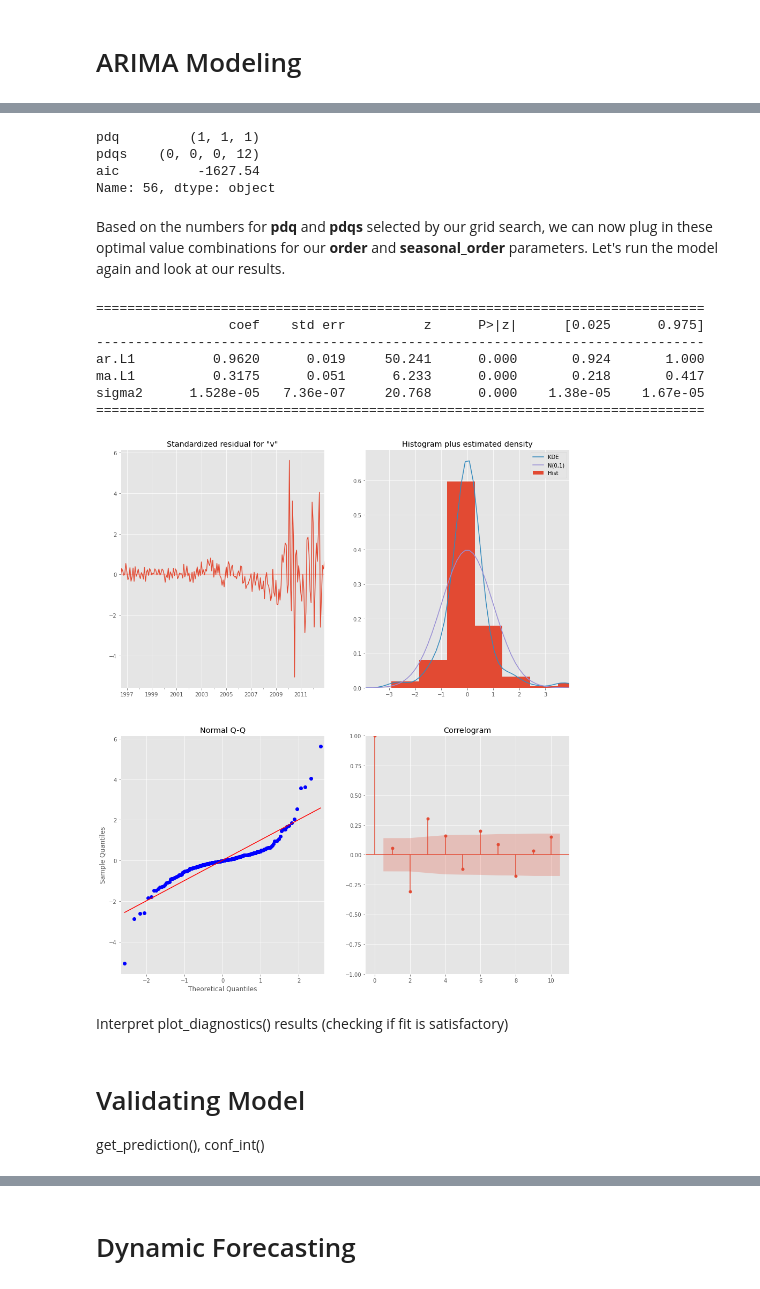
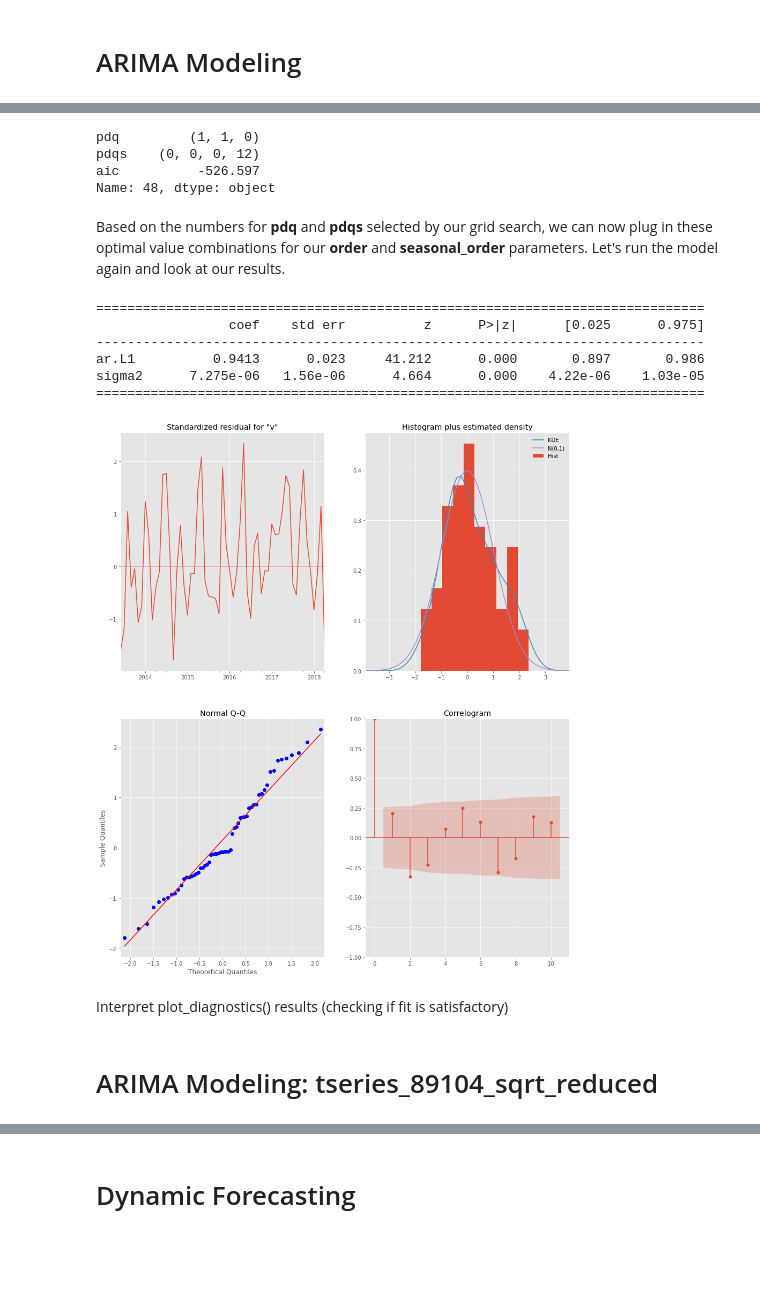
Before and after one commit to jbenedito99/Zipcode-Time-Series-Modeling, a Jupyter notebook: time-series/notebook.ipynb, the cells around one changed output, grey strips where cells are left out. Drawn from its saved outputs; the diff is of its cells as text; code cells hidden in the pictures; blank space fills up the shorter version.

Commit message:
Refined ARIMA models, started forecasting

```diff
--- a/time-series/notebook.ipynb
+++ b/time-series/notebook.ipynb
@@ -494 +490,5 @@ test_series_89104 = tseries_89104_log['2013-01':]
+# %%
+# reduce tseries_89104_log and tseries_89104_sqrt to last 5 years
+tseries_89104_log_reduced = tseries_89104_log['2013-04':]
+tseries_89104_sqrt_reduced = tseries_89104_sqrt['2013-04':]
 # %% [markdown]
@@ -539,43 +546,41 @@ ARIMA (0, 0, 1) x (1, 1, 0, 12): AIC Calculated=-373.199486771202
 # %%
-# Find the parameters with minimal AIC value
-ans_df = pd.DataFrame(ans, columns=['pdq', 'pdqs', 'aic'])
-ans_df.loc[ans_df['aic'].idxmin()]
+# Find the parameters with minimal AIC value for tseries_89104_log_reduced
+ans_df_log = pd.DataFrame(ans, columns=['pdq', 'pdqs', 'aic'])
+ans_df_log.loc[ans_df_log['aic'].idxmin()]
 # %% [output]
-pdq         (1, 1, 1)
+pdq         (1, 1, 0)
 pdqs    (0, 0, 0, 12)
-aic          -1627.54
-Name: 56, dtype: object
+aic          -526.597
+Name: 48, dtype: object
 # %% [markdown]
 Based on the numbers for <b>pdq</b> and <b>pdqs</b> selected by our grid search, we can now plug in these optimal value combinations for our <b>order</b> and <b>seasonal_order</b> parameters. Let's run the model again and look at our results.
 # %%
 # Plug the optimal parameter values into a new SARIMAX model
-ARIMA_MODEL = sm.tsa.statespace.SARIMAX(train_series_89104,
-                                        order=(1, 1, 1),
+# For tseries_89104_log_reduced
+ARIMA_MODEL = sm.tsa.statespace.SARIMAX(tseries_89104_log_reduced,
+                                        order=(1, 1, 0),
                                         seasonal_order=(0, 0, 0, 12),
                                         enforce_stationarity=False,
                                         enforce_invertibility=False)
 
 # Fit the model and print results
-output = ARIMA_MODEL.fit()
+output_log = ARIMA_MODEL.fit()
 
-print(output.summary().tables[1])
+print(output_log.summary().tables[1])
 # %% [output]
 ==============================================================================
                  coef    std err          z      P>|z|      [0.025      0.975]
 ------------------------------------------------------------------------------
-ar.L1          0.9620      0.019     50.241      0.000       0.924       1.000
-ma.L1          0.3175      0.051      6.233      0.000       0.218       0.417
-sigma2      1.528e-05   7.36e-07     20.768      0.000    1.38e-05    1.67e-05
+ar.L1          0.9413      0.023     41.212      0.000       0.897       0.986
+sigma2      7.275e-06   1.56e-06      4.664      0.000    4.22e-06    1.03e-05
 ==============================================================================
 # %%
-# Call plot_diagnostics() on the results calculated above
-output.plot_diagnostics(figsize=(15, 18))
+# Call plot_diagnostics() on tseries_89104_log_reduced
+output_log.plot_diagnostics(figsize=(15, 18))
 plt.show()
 # %% [output]
-[figure, old version]
+[figure, new version]
 # %% [markdown]
 Interpret plot_diagnostics() results (checking if fit is satisfactory)
-# %% [markdown]
-# Validating Model
-
-get_prediction(), conf_int()
+# %% [markdown]
+# ARIMA Modeling: tseries_89104_sqrt_reduced
```
Also changed, not shown: parts of 22 cells of this notebook.
